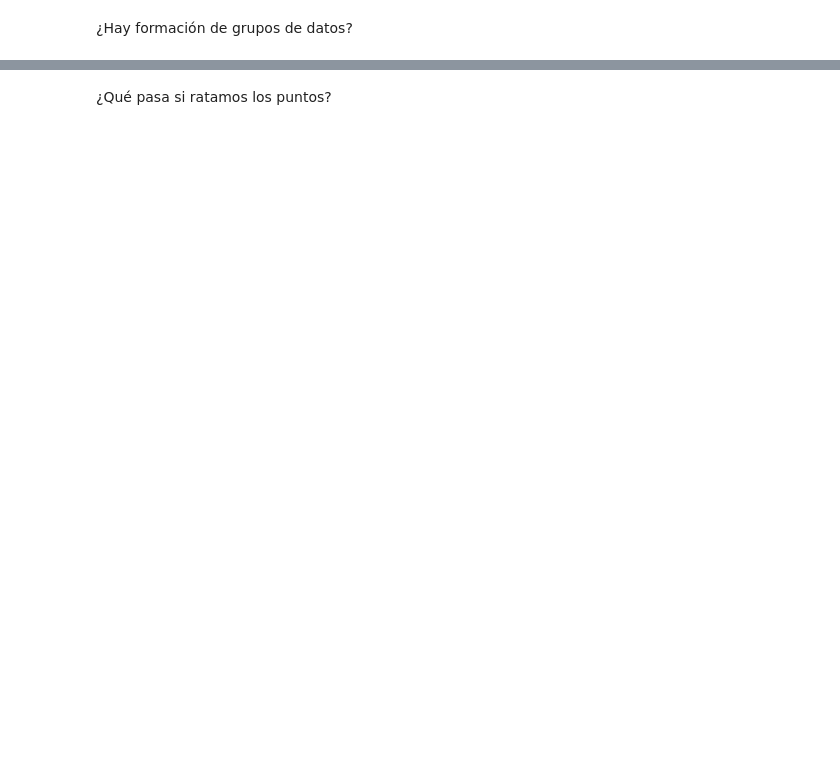
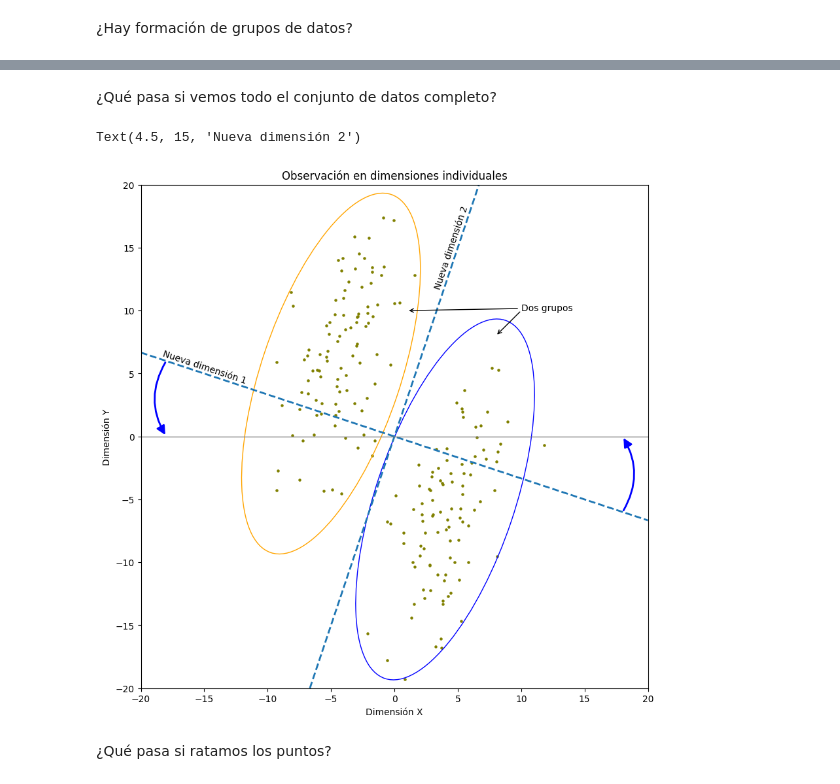
Before and after one commit to javieriserte/qualitative-data-course, a Jupyter notebook: classes/C02.5.Reduccion.ipynb, the cells around one changed output, grey strips where cells are left out. Cells and saved outputs as stored; diff of their text form; code cells hidden in the pictures; blank space fills up the shorter version.

```diff
--- a/classes/C02.5.Reduccion.ipynb
+++ b/classes/C02.5.Reduccion.ipynb
@@ -57,3 +200,68 @@ plt.yticks([1, 2], labels = ["X", "Y"])
+# %% [markdown]
+¿Qué pasa si vemos todo el conjunto de datos completo?
+# %%
+from matplotlib.lines import Line2D
+from matplotlib.patches import FancyArrowPatch
+import math
+
+
+fig, axes = plt.subplots(1,1, figsize=(10, 10))
+axes.scatter(
+    x = data.X,
+    y = data.Y,
+    s=5,
+    color = 'olive'
+)
+axes.set_ylabel("Dimensión Y")
+axes.set_xlabel("Dimensión X")
+
+# axes.set_ylim(0,3)
+# axes.set_yticks([1, 2], labels = ["Dimensión X", "Dimensión Y"])
+axes.set_title("Observación en dimensiones individuales")
+
+axes.add_patch( Ellipse((-5, 5), width = 30, angle=math.atan(3) * 180 / 3.14159, height = 11, fill=False, linewidth=1, color='orange' ) )
+axes.add_patch( Ellipse((4, -5), width = 30, angle=math.atan(3) * 180 / 3.14159, height = 11, fill=False, linewidth=1, color='blue' ) )
+axes.annotate( "Dos grupos", (1, 10), (10, 10), arrowprops={ "arrowstyle" : "->"})
+axes.annotate( "", (8, 8), (10, 10), arrowprops={ "arrowstyle" : "->"})
+
+axes.set_ylim(-20, 20)
+axes.set_xlim(-20, 20)
+
+
+axes.axline((0, 0), slope=3, linestyle = "dashed", linewidth=2)
+axes.axline((0, 0), slope=-1/3, linestyle = "dashed", linewidth=2)
+
+axes.axhline(0, linewidth=1, color='gray')
+
+start = (18, -6)
+end = (18, 0)
+arrow = FancyArrowPatch(
+  start, end,
+  connectionstyle="arc3,rad=0.3",
+  arrowstyle="-|>",
+  mutation_scale=20,
+  color="blue",
+  linewidth=2
+  )
+axes.add_patch(arrow)
+
+start = (-18, 6)
+end = (-18, 0)
+arrow = FancyArrowPatch(
+  start, end,
+  connectionstyle="arc3,rad=0.3",
+  arrowstyle="-|>",
+  mutation_scale=20,
+  color="blue",
+  linewidth=2
+  )
+axes.add_patch(arrow)
+
+axes.text(-15, 5.5, "Nueva dimensión 1", rotation=math.atan(-1/3) * 180 / 3.14159, ha='center', va='center')
+axes.text(4.5, 15, "Nueva dimensión 2", rotation=math.atan(3) * 180 / 3.14159, ha='center', va='center')
+# %% [output]
+Text(4.5, 15, 'Nueva dimensión 2')
+[figure, added]
 # %% [markdown]
 ¿Qué pasa si ratamos los puntos?
 # %%
```
Also changed, not shown: parts of 36 cells of this notebook, 7 other files.
